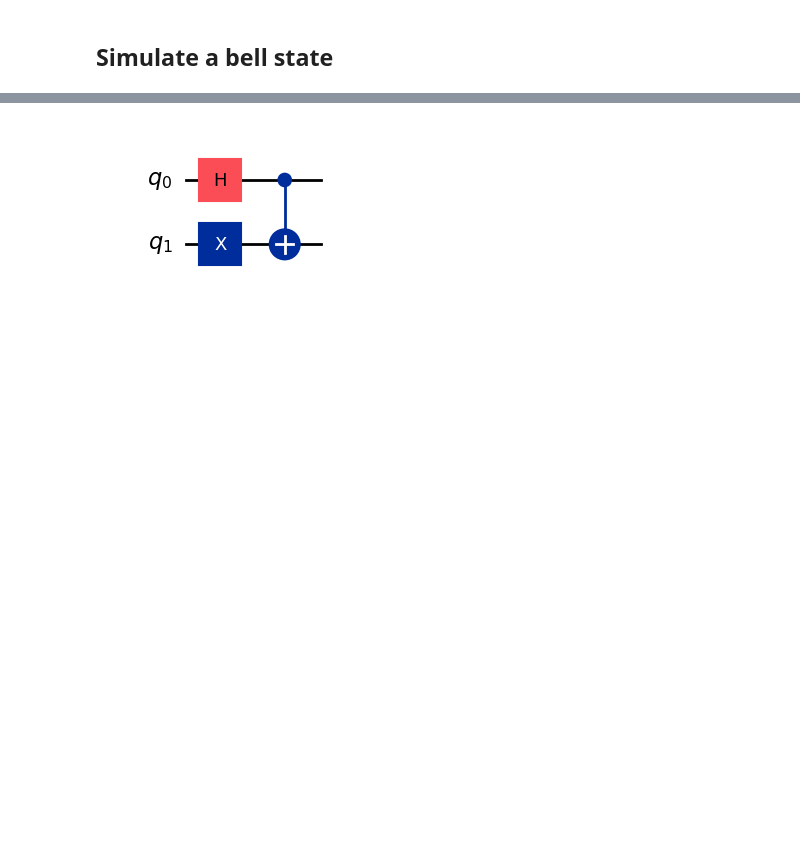
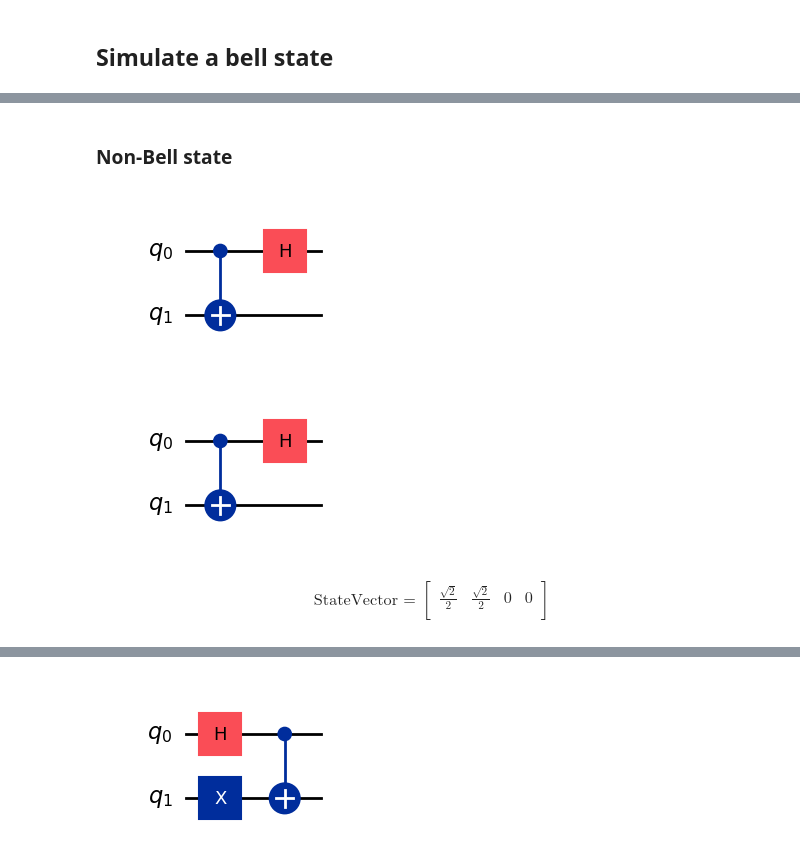
Before and after one commit to emgeiger/qiskit, a Jupyter notebook: Qiskit.ipynb, the cells around one changed output, grey strips where cells are left out. Cells and saved outputs as stored; diff of their text form; code cells hidden in the pictures; blank space fills up the shorter version.

```diff
--- a/Qiskit.ipynb
+++ b/Qiskit.ipynb
@@ -570,0 +603,23 @@ plot_bloch_multivector(result.get_statevector())
+# %% [markdown]
+### Non-Bell state
+# %%
+circuit = QuantumCircuit(2)
+circuit.cx(0, 1)
+circuit.h(0)
+circuit.draw(output='mpl')
+# %% [output]
+[figure, added]
+[figure, added]
+# %%
+simulator = Aer.get_backend('statevector_simulator')
+compiled_circuit = transpile(circuit, backend=simulator)
+result = simulator.run(compiled_circuit).result()
+state_vector = result.get_statevector()
+array_to_latex(state_vector, prefix="\\text{StateVector = }\n")
+# %% [output]
+$$
+\text{StateVector = }
+\begin{bmatrix}
+\frac{\sqrt{2}}{2} & \frac{\sqrt{2}}{2} & 0 & 0  \\
+ \end{bmatrix}
+$$
```
Also changed, not shown: parts of 6 cells of this notebook.
